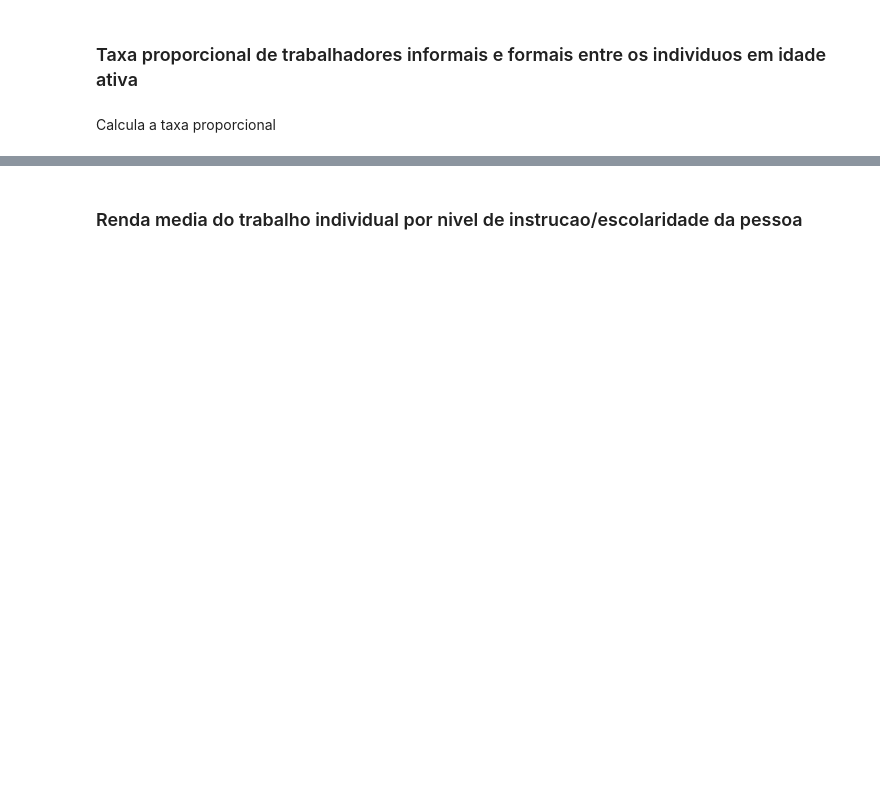
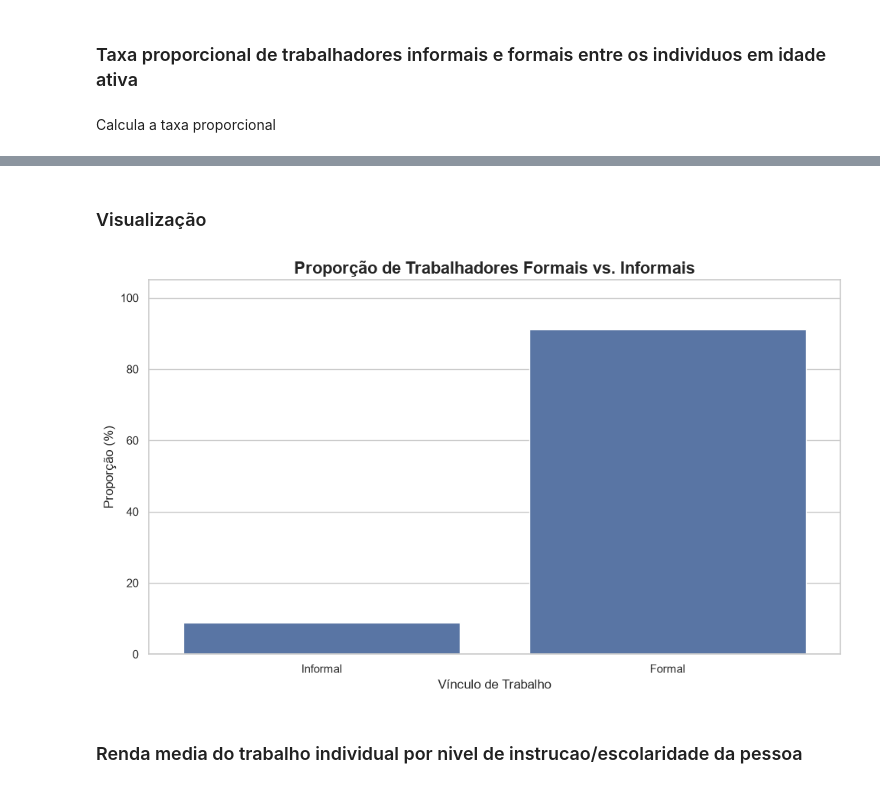
Before and after one commit to Voamorim/TecnologiasDataScience, a Jupyter notebook: PandasIBGE/main.ipynb, the cells around one changed output, grey strips where cells are left out. Drawn from its saved outputs; the diff is of its cells as text; code cells hidden in the pictures; blank space fills up the shorter version.

```diff
--- a/PandasIBGE/main.ipynb
+++ b/PandasIBGE/main.ipynb
@@ -112,6 +167,31 @@ proporcao_trabalho.show()
 |     Informal|   1571606|0.08889007287872196|
 |       Formal|  16108726|  0.911109927121278|
 +-------------+----------+-------------------+
+# %% [markdown]
+### Visualização
+# %%
+df_trabalho = proporcao_trabalho.toPandas()
+
+df_trabalho['Percentual'] = df_trabalho['Taxa_Proporcional'] * 100
+# %%
+sns.set_theme(style='whitegrid')
+plt.figure(figsize=(10, 6))
+
+ax = sns.barplot(
+    data=df_trabalho,
+    x="TIPO_TRABALHO",
+    y='Percentual'
+)
+
+plt.title("Proporção de Trabalhadores Formais vs. Informais", fontsize=16, weight='bold')
+plt.xlabel('Vínculo de Trabalho', fontsize=12)
+plt.ylabel('Proporção (%)', fontsize=12)
+plt.ylim(0, 105)
+
+plt.tight_layout()
+plt.show()
+# %% [output]
+[figure, added]
 # %% [markdown]
 ### Renda media do trabalho individual por nivel de instrucao/escolaridade da pessoa
 # %%
```
Also changed, not shown: parts of 15 cells of this notebook.
